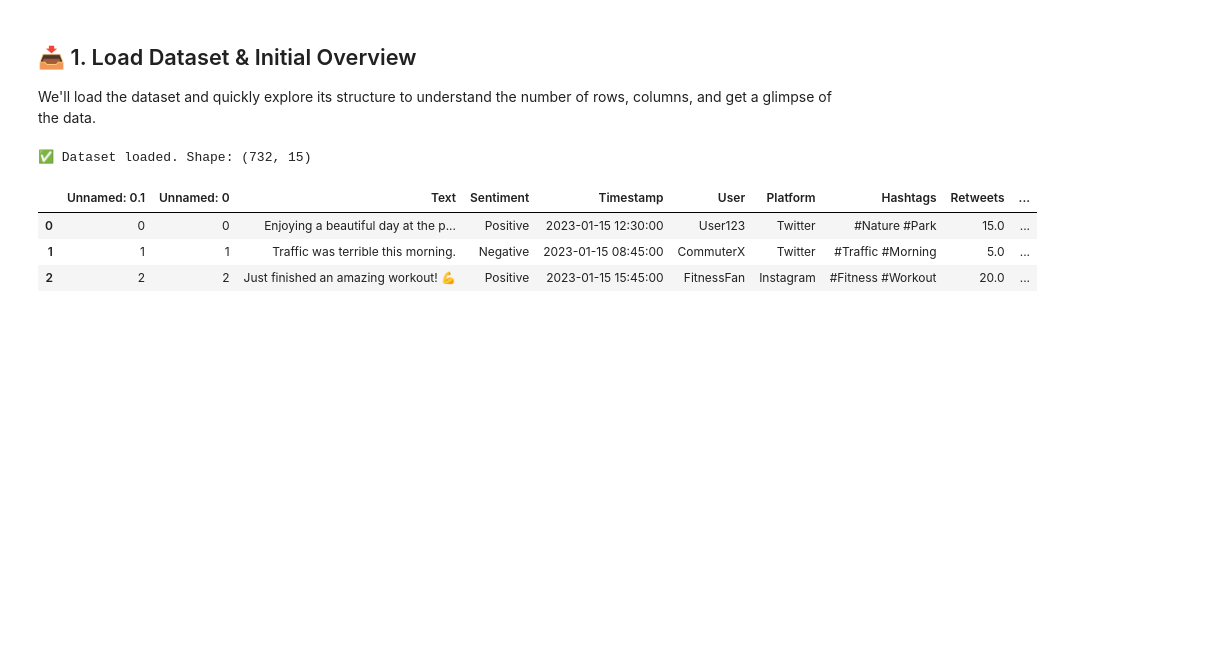
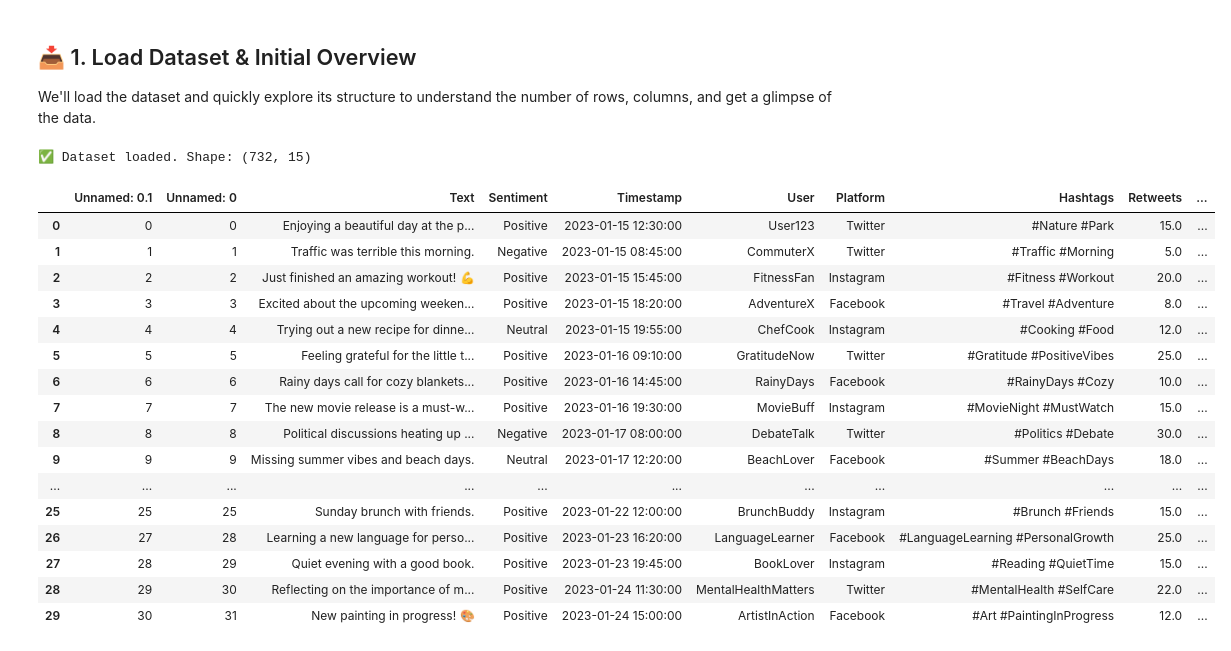
Before and after one commit to Eros-Carrasco/social-media-sentiment-insights, a Jupyter notebook: notebooks/TestEDA_Eros.ipynb, the cells around one changed output. Drawn from its saved outputs; the diff is of its cells as text; code cells hidden in the pictures; blank space fills up the shorter version.

```diff
--- a/notebooks/TestEDA_Eros.ipynb
+++ b/notebooks/TestEDA_Eros.ipynb
@@ -26,13 +26,26 @@ We'll load the dataset and quickly explore its structure to understand the numbe
 # %%
 # Load dataset
 df = pd.read_csv("../data/sentimentdataset.csv")
 print("✅ Dataset loaded. Shape:", df.shape)
 
 # Quick peek
-df.head(3)
+df.head(30)
 # %% [output]
 ✅ Dataset loaded. Shape: (732, 15)
 |  | Unnamed: 0.1 | Unnamed: 0 | Text | Sentiment | Timestamp | User | Platform | Hashtags | Retweets | ... |
 | 0 | 0 | 0 | Enjoying a beautiful day at the p... | Positive | 2023-01-15 12:30:00 | User123 | Twitter | #Nature #Park | 15.0 | ... |
 | 1 | 1 | 1 | Traffic was terrible this morning. | Negative | 2023-01-15 08:45:00 | CommuterX | Twitter | #Traffic #Morning | 5.0 | ... |
 | 2 | 2 | 2 | Just finished an amazing workout! 💪 | Positive | 2023-01-15 15:45:00 | FitnessFan | Instagram | #Fitness #Workout | 20.0 | ... |
+| 3 | 3 | 3 | Excited about the upcoming weeken... | Positive | 2023-01-15 18:20:00 | AdventureX | Facebook | #Travel #Adventure | 8.0 | ... |
+| 4 | 4 | 4 | Trying out a new recipe for dinne... | Neutral | 2023-01-15 19:55:00 | ChefCook | Instagram | #Cooking #Food | 12.0 | ... |
+| 5 | 5 | 5 | Feeling grateful for the little t... | Positive | 2023-01-16 09:10:00 | GratitudeNow | Twitter | #Gratitude #PositiveVibes | 25.0 | ... |
+| 6 | 6 | 6 | Rainy days call for cozy blankets... | Positive | 2023-01-16 14:45:00 | RainyDays | Facebook | #RainyDays #Cozy | 10.0 | ... |
+| 7 | 7 | 7 | The new movie release is a must-w... | Positive | 2023-01-16 19:30:00 | MovieBuff | Instagram | #MovieNight #MustWatch | 15.0 | ... |
+| 8 | 8 | 8 | Political discussions heating up ... | Negative | 2023-01-17 08:00:00 | DebateTalk | Twitter | #Politics #Debate | 30.0 | ... |
+| 9 | 9 | 9 | Missing summer vibes and beach days. | Neutral | 2023-01-17 12:20:00 | BeachLover | Facebook | #Summer #BeachDays | 18.0 | ... |
+| ... | ... | ... | ... | ... | ... | ... | ... | ... | ... | ... |
+| 25 | 25 | 25 | Sunday brunch with friends. | Positive | 2023-01-22 12:00:00 | BrunchBuddy | Instagram | #Brunch #Friends | 15.0 | ... |
+| 26 | 27 | 28 | Learning a new language for perso... | Positive | 2023-01-23 16:20:00 | LanguageLearner | Facebook | #LanguageLearning #PersonalGrowth | 25.0 | ... |
+| 27 | 28 | 29 | Quiet evening with a good book. | Positive | 2023-01-23 19:45:00 | BookLover | Instagram | #Reading #QuietTime | 15.0 | ... |
+| 28 | 29 | 30 | Reflecting on the importance of m... | Positive | 2023-01-24 11:30:00 | MentalHealthMatters | Twitter | #MentalHealth #SelfCare | 22.0 | ... |
+| 29 | 30 | 31 | New painting in progress! 🎨 | Positive | 2023-01-24 15:00:00 | ArtistInAction | Facebook | #Art #PaintingInProgress | 12.0 | ... |
```
Also changed, not shown: parts of 4 cells of this notebook.
